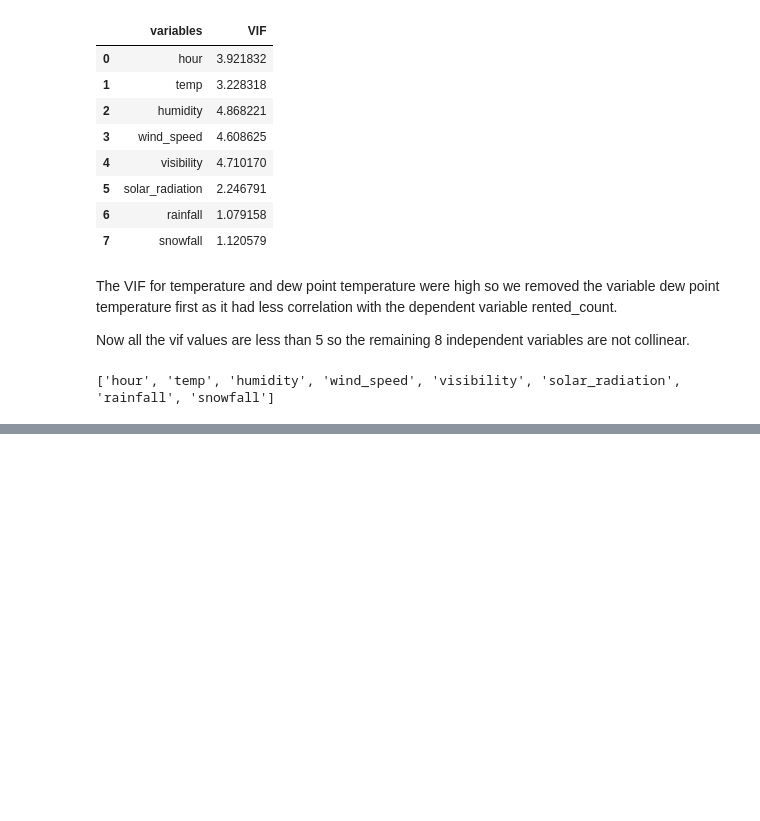
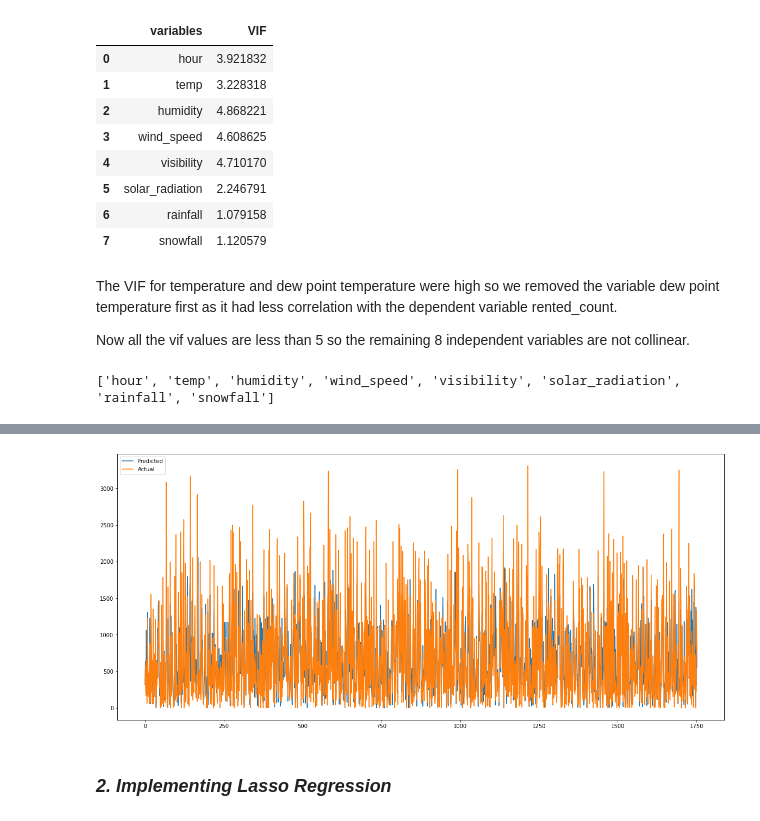
Before and after one commit to DharmeshRV/Bike-Sharing-Demand-Prediction, a Jupyter notebook: Bike_Sharing_Demand_Prediction_Capstone_Project.ipynb, the cells around one changed output, grey strips where cells are left out. Saved outputs shown, nothing was run; the diff lists cells and outputs as text; code cells hidden in the pictures; blank space fills up the shorter version.

```diff
--- a/Bike_Sharing_Demand_Prediction_Capstone_Project.ipynb
+++ b/Bike_Sharing_Demand_Prediction_Capstone_Project.ipynb
@@ -845,0 +888,5 @@ print(numerical_columns)
+# %%
+# Applying z-score to selected features
+X=dataset[features].apply(zscore)
+# Tranforming the dependant variable
+y=np.sqrt(dataset['rented_count'])
@@ -845,0 +928,5 @@ print(numerical_columns)
+# %%
+# Splitting the data into train and test
+X_train, X_test, y_train, y_test = train_test_split( X,y , test_size = 0.2, random_state = 0)
+print(X_train.shape)
+print(X_test.shape)
@@ -845,0 +940,4 @@ print(numerical_columns)
+# %%
+# Fitting Linear Regression to the Training set
+regressor = LinearRegression()
+regressor.fit(X_train, y_train)
@@ -845,0 +987,4 @@ print(numerical_columns)
+# %%
+# now it's time to predict the dependent variable
+y_pred=regressor.predict(X_test)
+(y_pred)**2
@@ -845,0 +1017,11 @@ print(numerical_columns)
+# %%
+# Comparing the test and predicted set
+plt.figure(figsize=(20,9))
+plt.plot((y_pred)**2)
+plt.plot(np.array((y_test)**2))
+plt.legend(["Predicted","Actual"])
+plt.show()
+# %% [output]
+[figure, added]
+# %% [markdown]
+### ***2. Implementing Lasso Regression***
```
Also changed, not shown: parts of 70 cells of this notebook.
